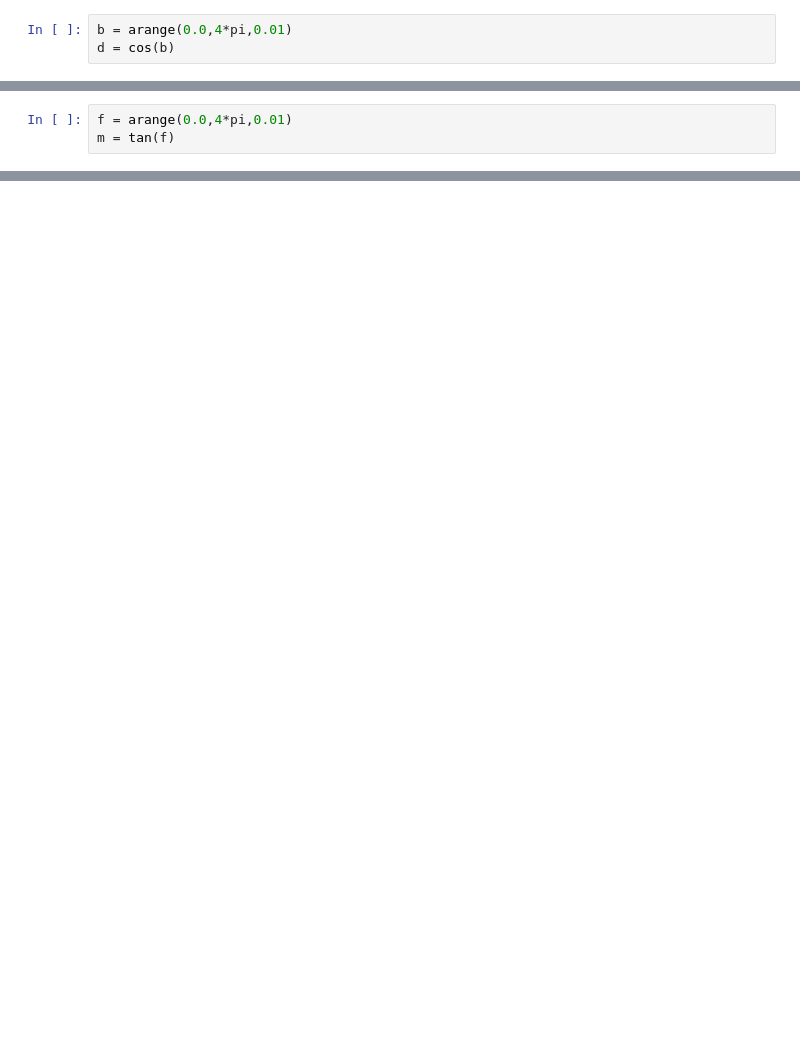
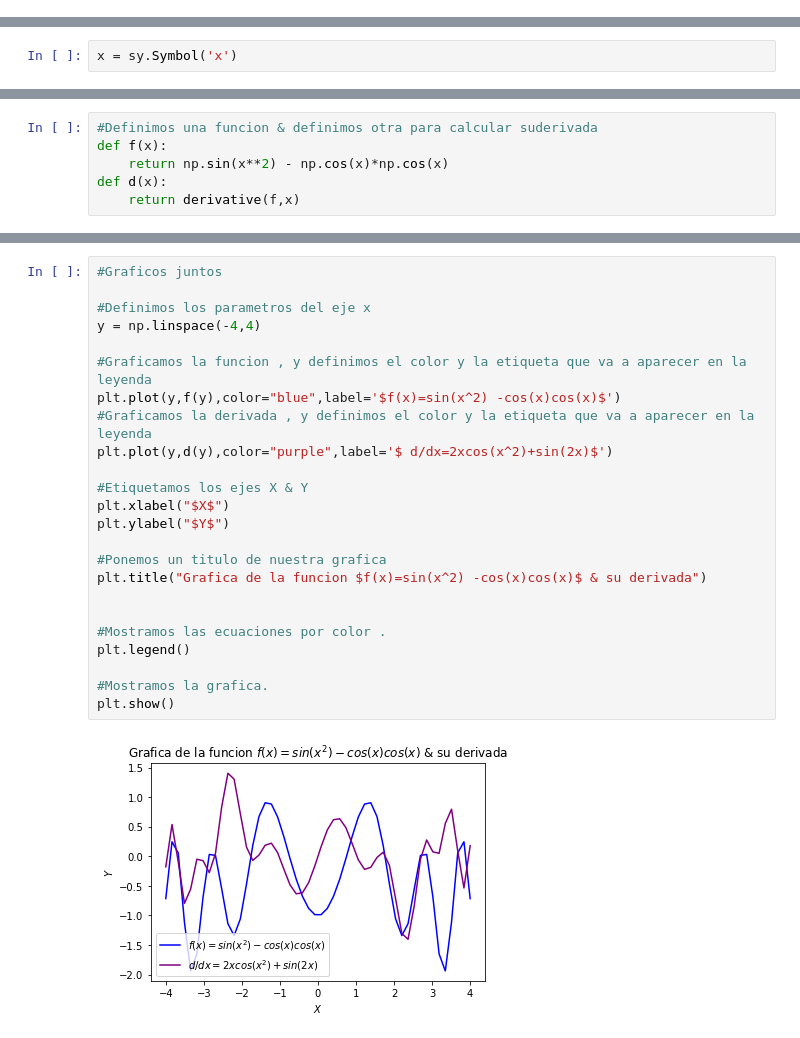
Before and after one commit to Chilangdon20/PYTHON, a Jupyter notebook: Curso Matemáticas/Gráficas_Trigo.ipynb, the cells around one changed output, grey strips where cells are left out. Drawn from its saved outputs; the diff is of its cells as text; blank space fills up the shorter version.

```diff
--- a/Curso Matemáticas/Gráficas_Trigo.ipynb
+++ b/Curso Matemáticas/Gráficas_Trigo.ipynb
@@ -21,3 +0,0 @@ plt.show() #Con esta funcion mostramos la grafica
-# %%
-b = arange(0.0,4*pi,0.01)
-d = cos(b)
@@ -34,3 +0,0 @@ plt.show() #Con esta funcion mostramos la grafica
-# %%
-f = arange(0.0,4*pi,0.01)
-m = tan(f)
@@ -44,0 +17,2 @@ plt.show() #Con esta funcion mostramos la grafica
+# %%
+x = sy.Symbol('x')
@@ -44,0 +29,6 @@ plt.show() #Con esta funcion mostramos la grafica
+# %%
+#Definimos una funcion & definimos otra para calcular suderivada
+def f(x):
+    return np.sin(x**2) - np.cos(x)*np.cos(x)
+def d(x):
+    return derivative(f,x)
@@ -44,0 +42,26 @@ plt.show() #Con esta funcion mostramos la grafica
+# %%
+#Graficos juntos
+
+#Definimos los parametros del eje x
+y = np.linspace(-4,4)
+
+#Graficamos la funcion , y definimos el color y la etiqueta que va a aparecer en la leyenda
+plt.plot(y,f(y),color="blue",label='$f(x)=sin(x^2) -cos(x)cos(x)$')
+#Graficamos la derivada , y definimos el color y la etiqueta que va a aparecer en la leyenda
+plt.plot(y,d(y),color="purple",label='$ d/dx=2xcos(x^2)+sin(2x)$')
+
+#Etiquetamos los ejes X & Y
+plt.xlabel("$X$")
+plt.ylabel("$Y$")
+
+#Ponemos un titulo de nuestra grafica
+plt.title("Grafica de la funcion $f(x)=sin(x^2) -cos(x)cos(x)$ & su derivada")
+
+
+#Mostramos las ecuaciones por color .
+plt.legend()
+
+#Mostramos la grafica.
+plt.show()
+# %% [output]
+[figure, added]
```
Also changed, not shown: parts of 17 cells of this notebook.
